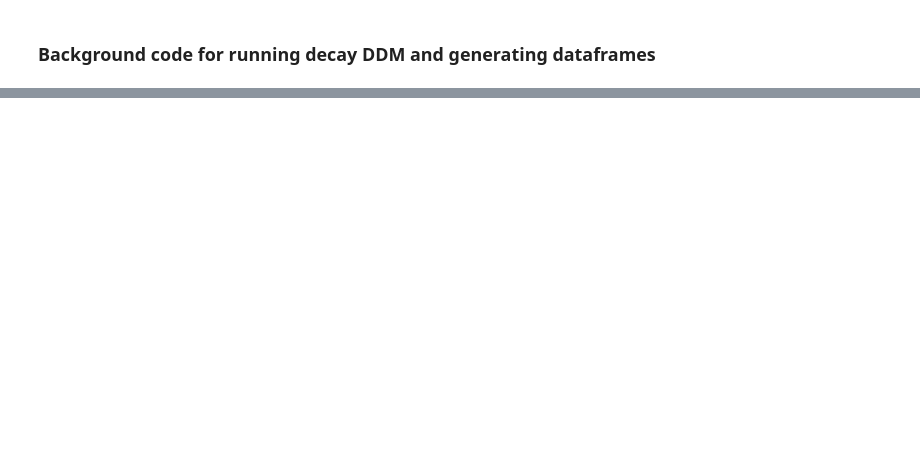
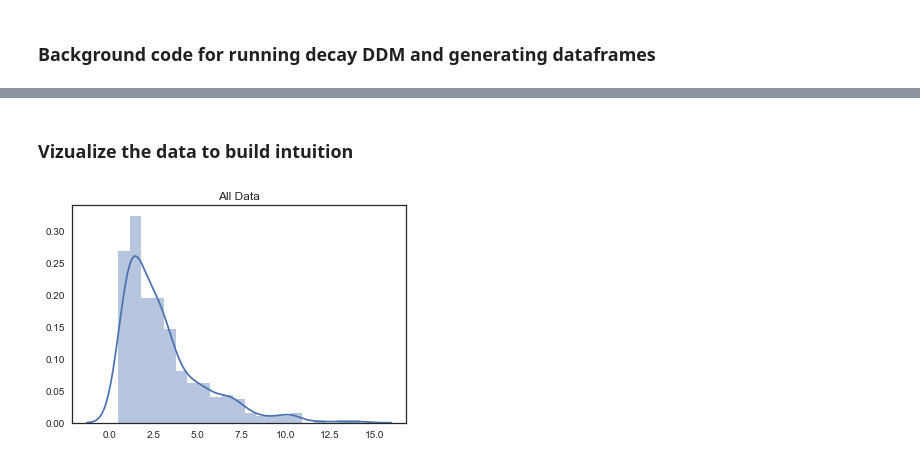
Before and after one commit to WilliXL/AdaptiveDecisionMaking_2018, a Jupyter notebook: notebooks/Final.ipynb, the cells around one changed output, grey strips where cells are left out. Cells and saved outputs as stored; diff of their text form; code cells hidden in the pictures; blank space fills up the shorter version.

```diff
--- a/notebooks/Final.ipynb
+++ b/notebooks/Final.ipynb
@@ -537,0 +331,28 @@ print(pvalue)
+# %%
+import pandas as pd
+dataPath = "data/RTData.csv"
+data = pd.read_csv(dataPath, header = 0)
+data = data.dropna()
+
+dataWhole = data[data.isFreq == 1]
+dataisV = dataWhole[dataWhole.isVar==1]
+dataisNV = dataWhole[dataWhole.isVar==0]
+def changeD(rData):
+    rRT = "clickDelay"
+    rt = "rt"
+    trial = []
+    newRT = []
+    newCh = []
+    dShape,garb = rData.shape
+    trial = [i for i in range(dShape)]
+    newRT = list(rData[rRT])
+
+    newCh = [1 for i in range(dShape)]
+    newDf = {"trial":trial,"rt":newRT,"choice":newCh}
+    return pd.DataFrame(data = newDf)
+dataAll,dataVar,dataNVar = changeD(dataWhole),changeD(dataisV),changeD(dataisNV)
+
+#add identifiers
+dataAll['id'] = 'All'
+dataVar['id'] = 'Var'
+dataNVar['id'] = 'NVar'
@@ -537,0 +587,11 @@ print(pvalue)
+# %% [markdown]
+### Vizualize the data to build intuition
+# %%
+#plotting the raw Data
+allDataAx = sns.distplot(dataAll.rt.values).set_title('All Data')
+
+#sample Mean = 3.026 s
+#sample Std Dev = 2.304 s
+#adj bounds =  [0.7220, 1.4900, 2.2581, 3.02624, 3.7943, 4.5623, 5.330, 6.09854, 6.8666]
+# %% [output]
+[figure, added]
```
Also changed, not shown: parts of 46 cells of this notebook, 1 other file.
